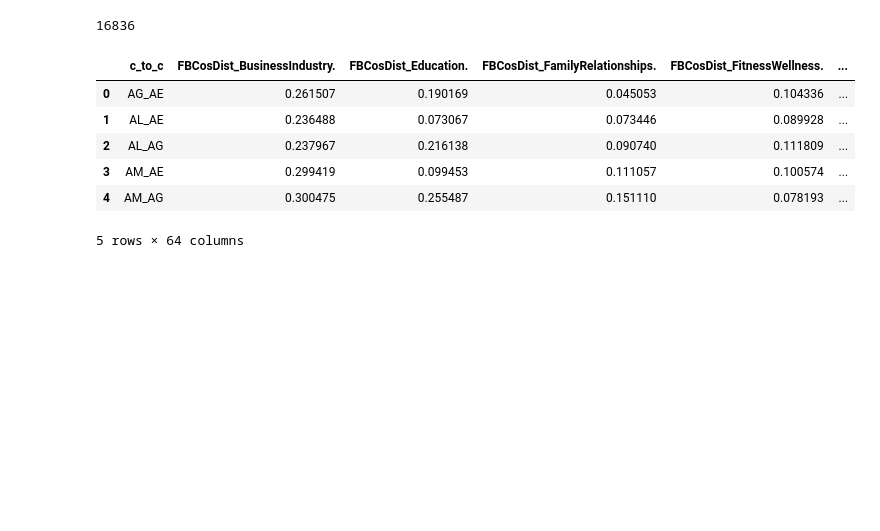
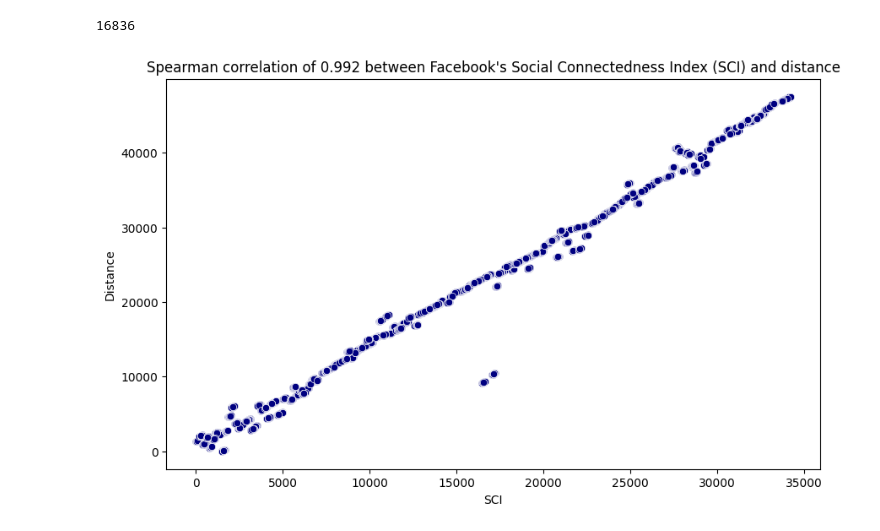
Before and after one commit to MartinKirkegaardDK/Bachelor, a Jupyter notebook: idk.ipynb, the cells around one changed output. Saved outputs shown, nothing was run; the diff lists cells and outputs as text; code cells hidden in the pictures; blank space fills up the shorter version.

Commit message:
added corr plot

```diff
--- a/idk.ipynb
+++ b/idk.ipynb
@@ -243,13 +233,46 @@ from utils.load import load_everthing
 X_dict, Y_dict = load_everthing()
 # %% [output]
 16836
-# %%
-df.head()
-# %% [output]
-|  | c_to_c | FBCosDist_BusinessIndustry. | FBCosDist_Education. | FBCosDist_FamilyRelationships. | FBCosDist_FitnessWellness. | ... |
-| 0 | AG_AE | 0.261507 | 0.190169 | 0.045053 | 0.104336 | ... |
-| 1 | AL_AE | 0.236488 | 0.073067 | 0.073446 | 0.089928 | ... |
-| 2 | AL_AG | 0.237967 | 0.216138 | 0.090740 | 0.111809 | ... |
-| 3 | AM_AE | 0.299419 | 0.099453 | 0.111057 | 0.100574 | ... |
-| 4 | AM_AG | 0.300475 | 0.255487 | 0.151110 | 0.078193 | ... |
-5 rows × 64 columns
+# %%
+
+friendship_data = pd.read_csv("data/friendship_data/countries-countries-fb-social-connectedness-index-october-2021.tsv", delimiter="\t")
+friendship_data['scaled_sci'] = np.log2(friendship_data['scaled_sci']+1)
+#friendship_data = friendship_data.round({'scaled_sci'})
+friendship_data["user_loc"] = friendship_data["user_loc"] + '_' + friendship_data["fr_loc"]
+
+friendship_data['friend_rank'] = range(1, len(friendship_data) + 1)
+f_df = friendship_data.sort_values(by="scaled_sci", ascending=False)
+distance_df['dist_rank'] = range(1, len(distance_df) + 1)
+d_df = distance_df.sort_values(by="dist", ascending=False)
+
+plot_df = pd.merge(left=f_df, right=d_df, how='left', left_on='user_loc', right_on='iso_o')
+plot_df = plot_df.dropna()
+# %%
+import seaborn as sns
+def plot_with_title(print_spearman_correlation=True):
+
+    x = plot_df['friend_rank']
+    y = plot_df['dist_rank']
+    fig, ax = plt.subplots(figsize=(10, 6))
+
+   # ax.scatter(x, y)
+    # construct title
+   # title = f"Correlation {pearsonr(x, y)[0]:.3f}"
+   # if print_spearman_correlation:
+    #    title += f", Spearman correlation {spearmanr(x, y)[0]:.3f}"
+    #ax.set_title(title)
+    #ax.set_xlabel("x")
+    #ax.set_ylabel("y")
+
+    #sns.scatterplot(x=x, y=y)
+    #sns.color_palette("flare", as_cmap=True)
+
+    sns_plot = sns.scatterplot(x=x, y=y, color = 'navy').set(title=f"Spearman correlation of {spearmanr(x, y)[0]:.3f} between Facebook's Social Connectedness Index (SCI) and distance", xlabel='SCI',ylabel='Distance')
+    plt.savefig("plots/spearman_corr_of_dist.png")
+
+
+    plt.show()
+
+plot_with_title(True)
+# %% [output]
+[figure, added]
```
Also changed, not shown: parts of 5 cells of this notebook, 7 other files.
